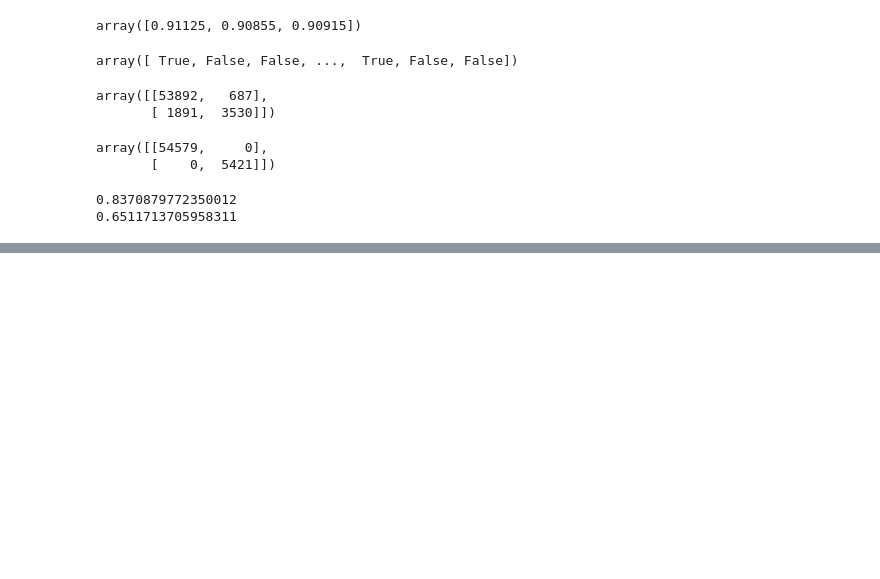
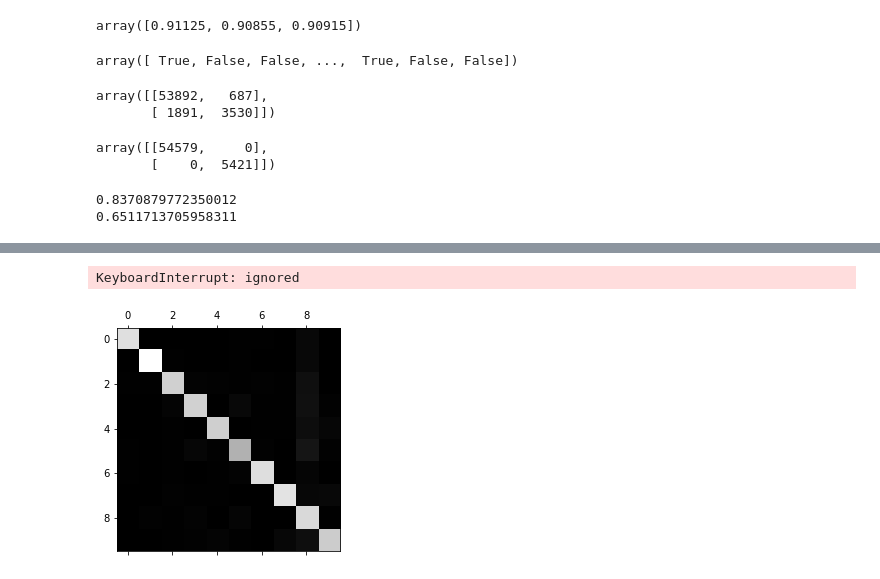
Before and after one commit to JesusNoelValMo/Machine_Learning_Book, a Jupyter notebook: Classification.ipynb, the cells around one changed output, grey strips where cells are left out. Cells and saved outputs as stored; diff of their text form; code cells hidden in the pictures; blank space fills up the shorter version.

```diff
--- a/Classification.ipynb
+++ b/Classification.ipynb
@@ -166,0 +380,20 @@ print(recall_score(y_train_5, y_train_pred))
+# %%
+#By simply scaling our features the preformance of our classifier goes better
+from sklearn.preprocessing import StandardScaler
+scaler = StandardScaler()
+X_train_scaled = scaler.fit_transform(X_train.astype(np.float64))
+cross_val_score(sgd_clf, X_train_scaled, y_train, cv=3, scoring="accuracy")
+# %% [output]
+KeyboardInterrupt: ignored
+# %%
+y_train_pred = cross_val_predict(sgd_clf, X_train_scaled, y_train, cv=3)
+# %%
+#Let's measure the preformance of our SGDClassifier using confusing matrix
+
+conf_mx = confusion_matrix(y_train, y_train_pred)
+conf_mx
+#It is a good idea to have a visual representation of our conf matrix
+plt.matshow(conf_mx, cmap=plt.cm.gray)
+plt.show()
+# %% [output]
+[figure, added]
```
Also changed, not shown: parts of 32 cells of this notebook.
